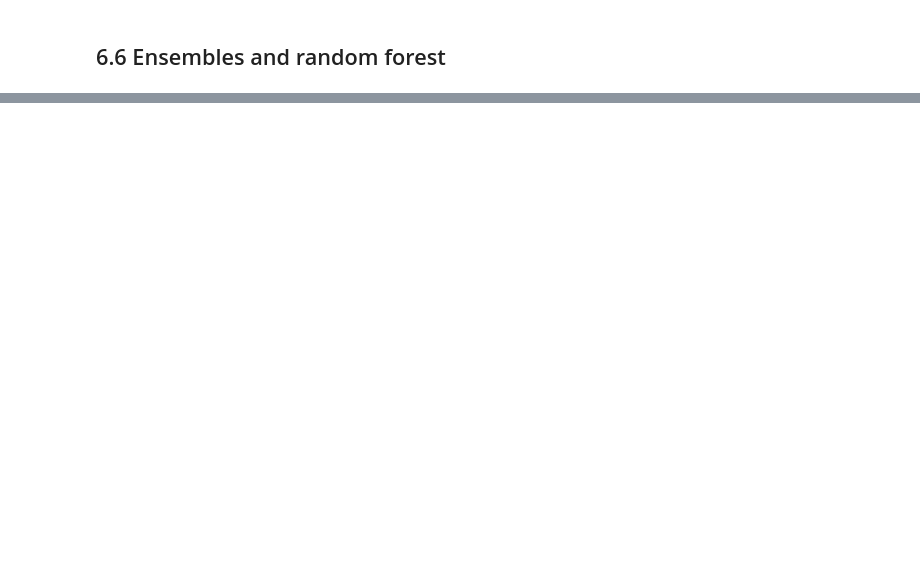
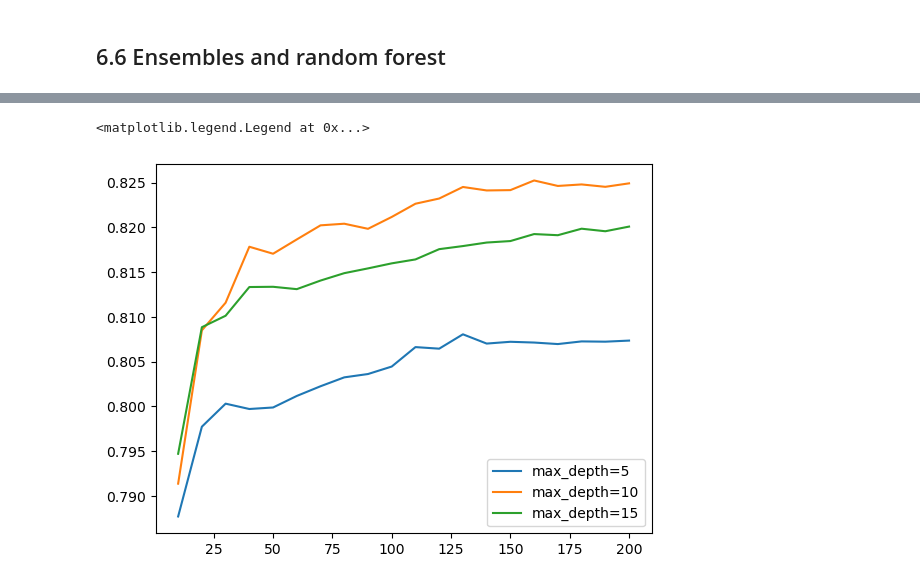
Before and after one commit to ryanpram/ml_zoomcamp, a Jupyter notebook: week6/Decision Trees and Ensemble Learning.ipynb, the cells around one changed output, grey strips where cells are left out. Saved outputs shown, nothing was run; the diff lists cells and outputs as text; code cells hidden in the pictures; blank space fills up the shorter version.

```diff
--- a/week6/Decision Trees and Ensemble Learning.ipynb
+++ b/week6/Decision Trees and Ensemble Learning.ipynb
@@ -692,0 +695,13 @@ print(export_text(dt, feature_names=dv.feature_names_))
+# %%
+scores = []
+
+# train random forest with several n_estimator paramater
+# n_estimator will refer to number of tree in the forest
+for n in range(10, 201, 10):
+    rf = RandomForestClassifier(n_estimators=n, random_state=1)
+    rf.fit(X_train, y_train)
+
+    y_pred = rf.predict_proba(X_val)[:, 1]
+    auc = roc_auc_score(y_val, y_pred)
+
+    scores.append((n, auc))
@@ -692,0 +715,3 @@ print(export_text(dt, feature_names=dv.feature_names_))
+# %%
+for n in range(10, 201, 10):
+    print(n)
@@ -692,0 +739,20 @@ print(export_text(dt, feature_names=dv.feature_names_))
+# %%
+scores = []
+
+# add more paramater to tune, which is max_depth
+# max_depth indicate number depth of the decision tree
+
+for d in [5, 10, 15]:
+    for n in range(10, 201, 10):
+        rf = RandomForestClassifier(n_estimators=n,
+                                    max_depth=d,
+                                    random_state=1)
+        rf.fit(X_train, y_train)
+
+        y_pred = rf.predict_proba(X_val)[:, 1]
+        auc = roc_auc_score(y_val, y_pred)
+
+        scores.append((d, n, auc))
+# %%
+columns = ['max_depth', 'n_estimators', 'auc']
+df_scores = pd.DataFrame(scores, columns=columns)
@@ -692,0 +779,12 @@ print(export_text(dt, feature_names=dv.feature_names_))
+# %%
+# plot based on max_depth group data
+for d in [5, 10, 15]:
+    df_subset = df_scores[df_scores.max_depth == d]
+
+    plt.plot(df_subset.n_estimators, df_subset.auc,
+             label='max_depth=%d' % d)
+
+plt.legend()
+# %% [output]
+<matplotlib.legend.Legend at 0x...>
+[figure, added]
```
Also changed, not shown: parts of 75 cells of this notebook.
